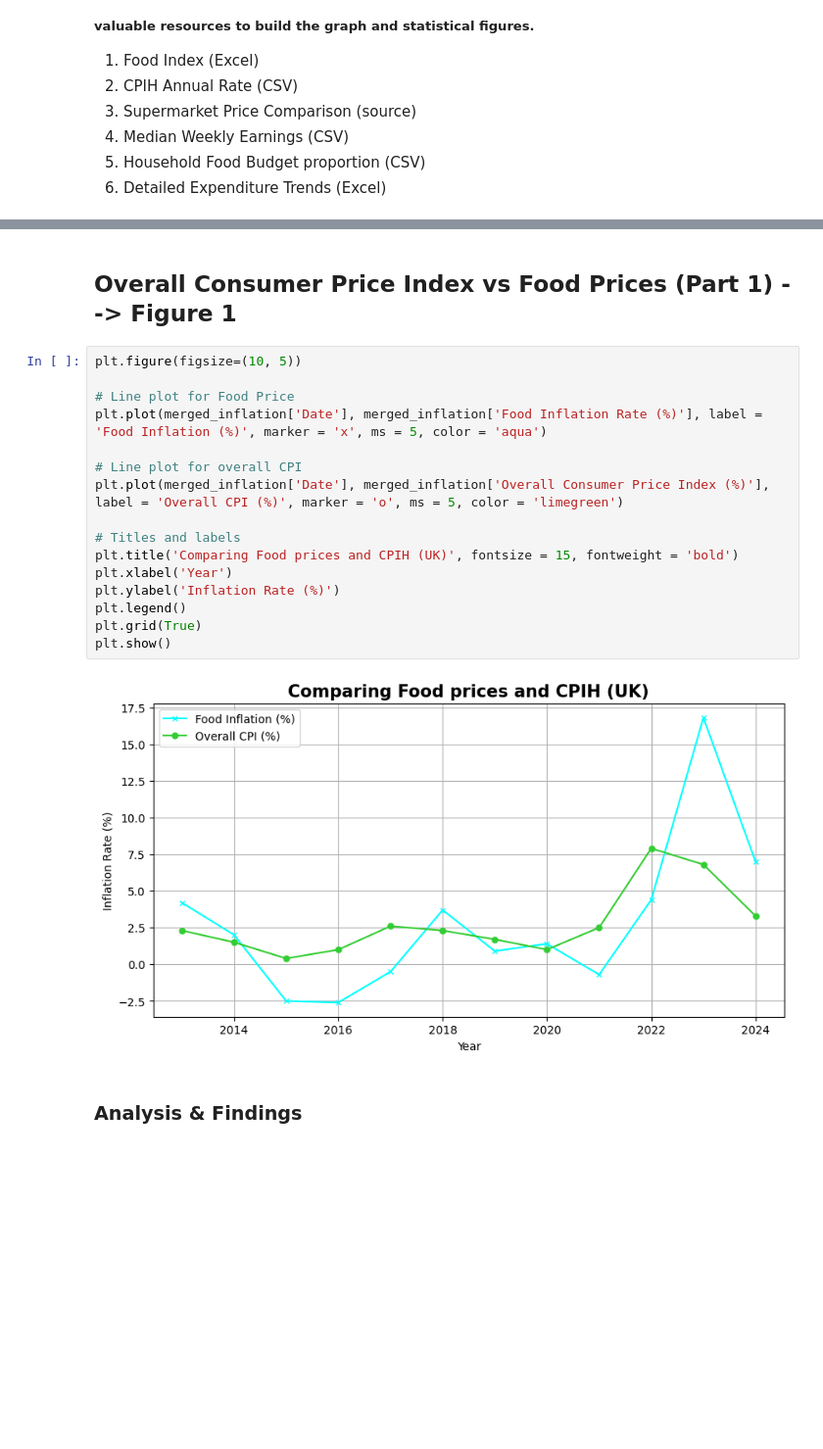
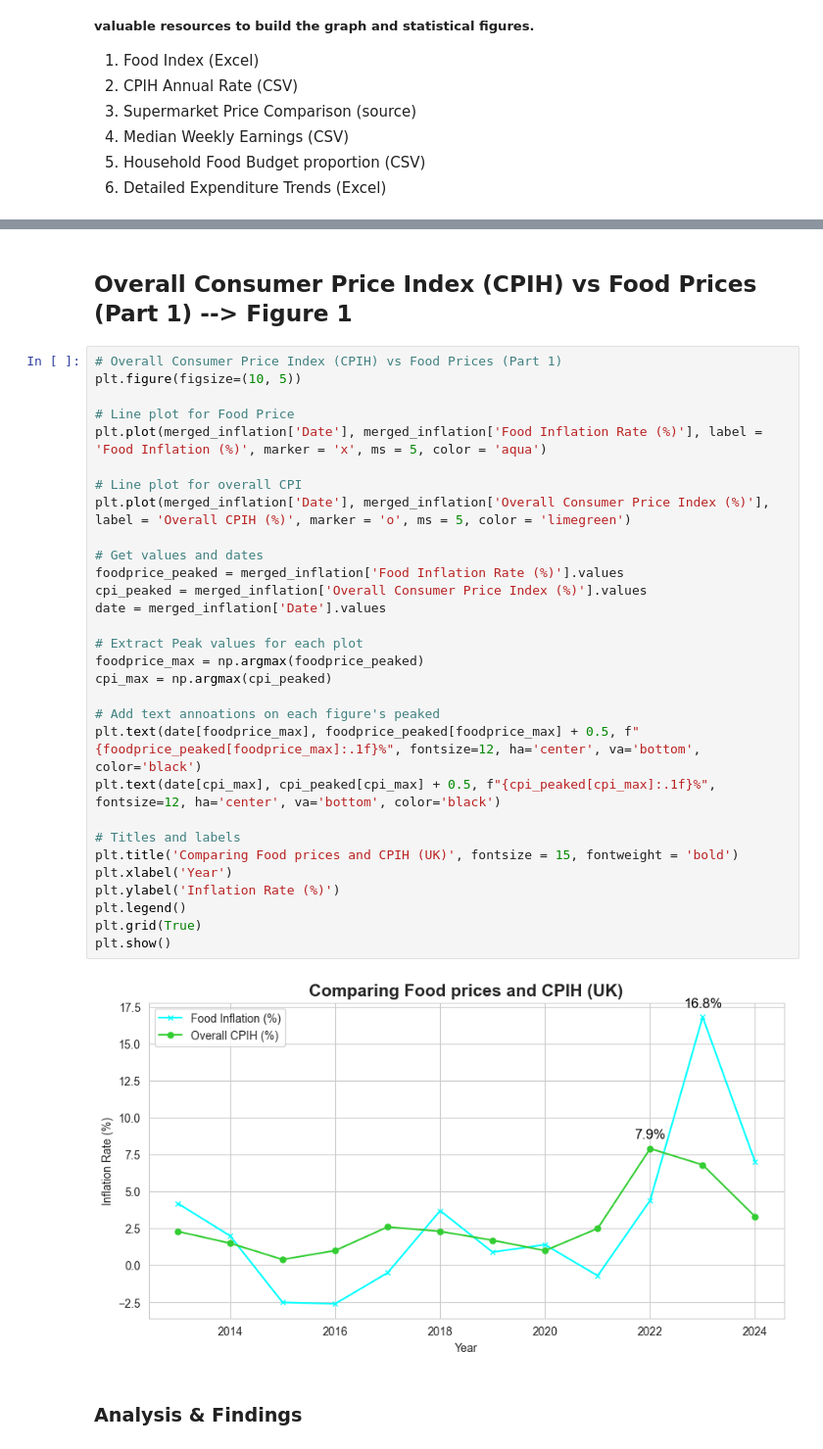
Before and after one commit to SupplyJob/Data-Science-Final-Assignment, a Jupyter notebook: blog.ipynb, the cells around one changed output, grey strips where cells are left out. Shown: that part at 98% size. Cells and saved outputs as stored; diff of their text form; blank space fills up the shorter version.

```diff
--- a/blog.ipynb
+++ b/blog.ipynb
@@ -144,25 +144,39 @@ Merged inflation data:
 3                           11.8
 4                           11.2
 # %% [markdown]
-## Overall Consumer Price Index vs Food Prices (Part 1) --> Figure 1
+## Overall Consumer Price Index (CPIH) vs Food Prices (Part 1) --> Figure 1
 # %%
+# Overall Consumer Price Index (CPIH) vs Food Prices (Part 1)
 plt.figure(figsize=(10, 5))
 
 # Line plot for Food Price
 plt.plot(merged_inflation['Date'], merged_inflation['Food Inflation Rate (%)'], label = 'Food Inflation (%)', marker = 'x', ms = 5, color = 'aqua')
 
 # Line plot for overall CPI
-plt.plot(merged_inflation['Date'], merged_inflation['Overall Consumer Price Index (%)'], label = 'Overall CPI (%)', marker = 'o', ms = 5, color = 'limegreen')
+plt.plot(merged_inflation['Date'], merged_inflation['Overall Consumer Price Index (%)'], label = 'Overall CPIH (%)', marker = 'o', ms = 5, color = 'limegreen')
+
+# Get values and dates
+foodprice_peaked = merged_inflation['Food Inflation Rate (%)'].values
+cpi_peaked = merged_inflation['Overall Consumer Price Index (%)'].values
+date = merged_inflation['Date'].values
+
+# Extract Peak values for each plot
+foodprice_max = np.argmax(foodprice_peaked)
+cpi_max = np.argmax(cpi_peaked)
+
+# Add text annoations on each figure's peaked
+plt.text(date[foodprice_max], foodprice_peaked[foodprice_max] + 0.5, f"{foodprice_peaked[foodprice_max]:.1f}%", fontsize=12, ha='center', va='bottom', color='black')
+plt.text(date[cpi_max], cpi_peaked[cpi_max] + 0.5, f"{cpi_peaked[cpi_max]:.1f}%", fontsize=12, ha='center', va='bottom', color='black')
 
 # Titles and labels
 plt.title('Comparing Food prices and CPIH (UK)', fontsize = 15, fontweight = 'bold')
 plt.xlabel('Year')
 plt.ylabel('Inflation Rate (%)')
 plt.legend()
 plt.grid(True)
 plt.show()
 # %% [output]
-[figure, old version]
+[figure, new version]
 # %% [markdown]
 ### Analysis & Findings
 # %% [markdown]
```
Also changed, not shown: parts of 6 cells of this notebook, 4 other files.
